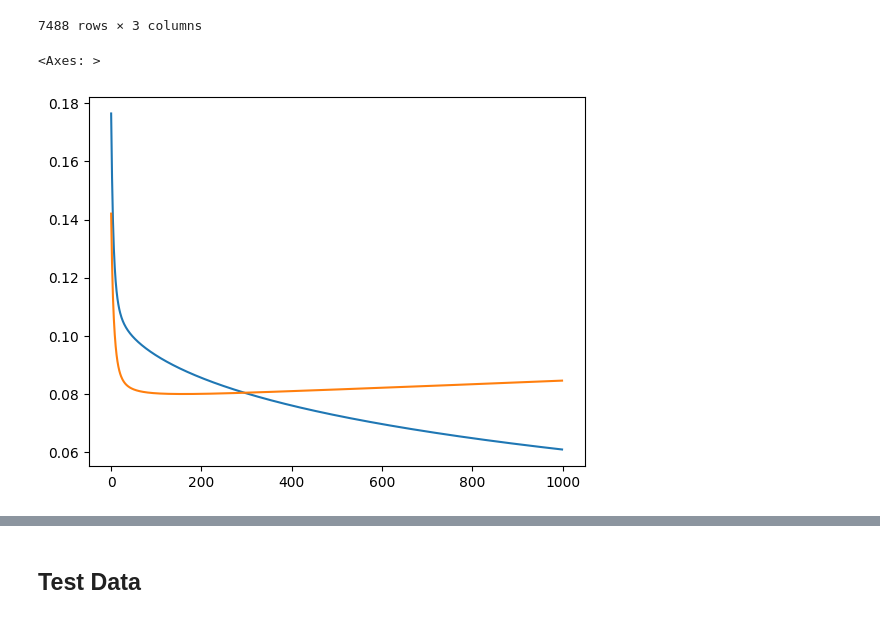
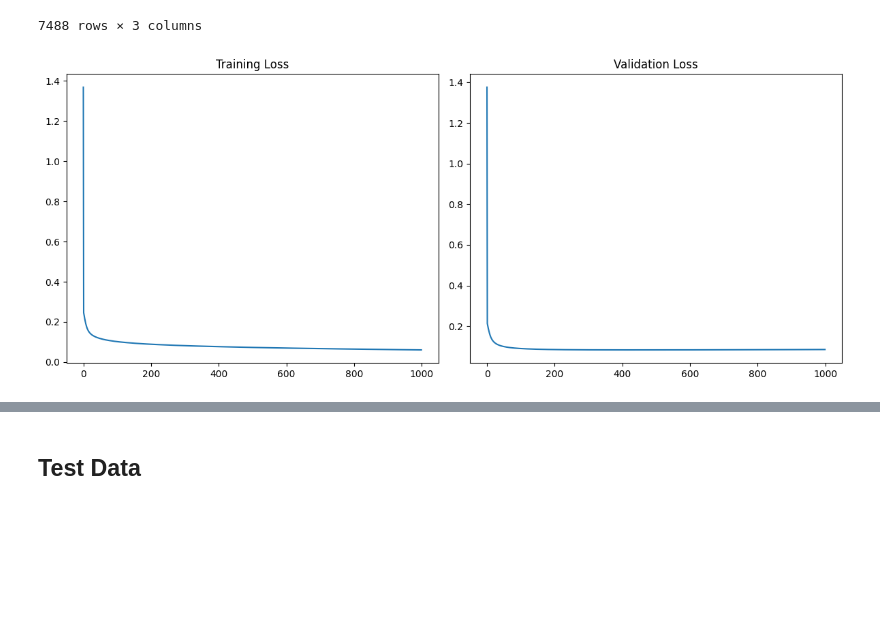
Before and after one commit to dppiper/Tox21-Neural-Network-From-Scratch, a Jupyter notebook: neural_network_from_scratch.ipynb, the cells around one changed output, grey strips where cells are left out. Cells and saved outputs as stored; diff of their text form; code cells hidden in the pictures; blank space fills up the shorter version.

Commit message:
Update training loop

```diff
--- a/neural_network_from_scratch.ipynb
+++ b/neural_network_from_scratch.ipynb
@@ -84,54 +85,68 @@ df_train
 | 7487 | NCGC00260238-01 | 0 | [0, 0, 0, 0, 0, 0, 0, 0, 0, 0, 0,... |
 7488 rows × 3 columns
 # %%
+# Initialize weights and bias
 weights = np.random.random(2048)/100
-bias = -4
+bias = 1
+num_epochs = 1000
 
 all_losses = []
 biases = []
 all_losses_val = []
 
+# Train data
 X = df_train['fingerprint'].to_list()
 y = np.array(df_train['Active'].to_list())
 
+# Val data
 X_val = df_val['fingerprint'].to_list()
 y_val = np.array(df_val['Active'].to_list())
 
-for i in tqdm(range(1000)):
+for i in tqdm(range(num_epochs)):
 
-    # Training data
+    # Compute weighted sums
     zs = weighted_sum(X, weights, bias)
 
+    # Sigmoid activation function and classify data
     cutoff = 0.5
     probs = np.array(sigmoid(zs))
     preds = np.array([1 if z >= 0.5 else 0 for z in zs])
 
+    # Compute train losses
     losses = bce(ground_truths=y, predicted_probabilities=probs)
-    dL_dweights = np.mean((probs - y).reshape(-1,1) * np.stack(X), axis=0)
-    dL_db = np.mean(probs - y)
-
-    # Train loss
     epoch_loss = np.mean(losses)
     all_losses.append(epoch_loss)
     biases.append(bias)
+
+    # Compute gradients
+    dL_dweights = np.mean((probs - y).reshape(-1,1) * np.stack(X), axis=0)
+    dL_db = np.mean(probs - y)
 
     # Compute val loss
     zs_val = weighted_sum(X_val, weights, bias)
     probs_val = np.array(sigmoid(zs_val))
     preds_val = np.array([1 if z >= 0.5 else 0 for z in zs_val])
     losses_val = bce(ground_truths=y_val, predicted_probabilities=probs_val)
     epoch_loss_val = np.mean(losses_val)
     all_losses_val.append(epoch_loss_val)
 
-
+    # Update rates
     learning_rate = 1.2
     weights = weights - learning_rate*dL_dweights
     bias = bias - learning_rate*dL_db
 
 
 
-sns.lineplot(all_losses)
-sns.lineplot(all_losses_val)
+# Plot training loss and validation loss
+fig, axs = plt.subplots(1, 2, figsize=(12, 5))
+
+sns.lineplot(data=all_losses, ax=axs[0])
+axs[0].set_title('Training Loss')
+
+sns.lineplot(data=all_losses_val, ax=axs[1])
+axs[1].set_title('Validation Loss')
+
+plt.tight_layout()
+plt.show()
 # %% [output]
-<Axes: >
-[figure, old version]
+[figure, new version]
```
Also changed, not shown: parts of 6 cells of this notebook.
